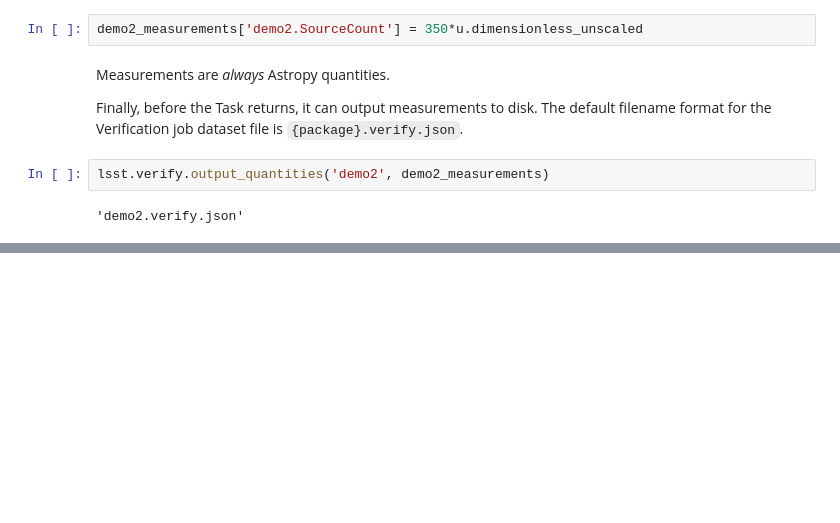
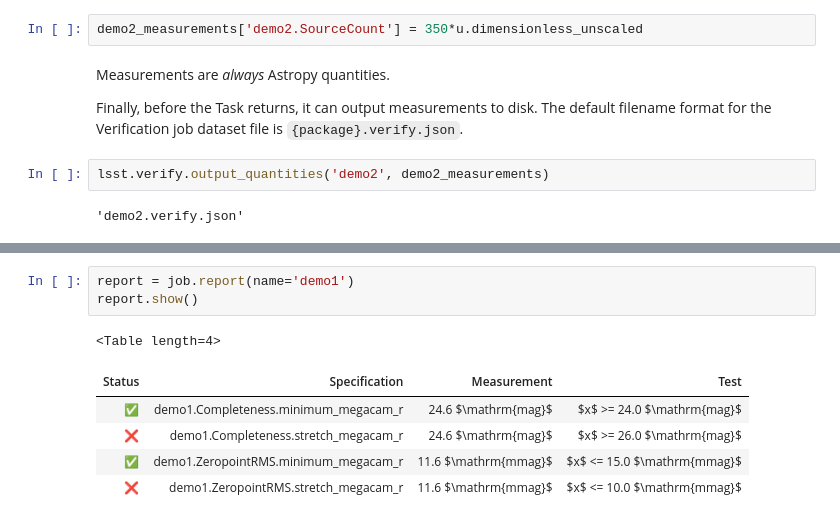
Before and after one commit to lsst-sqre/sqr-019, a Jupyter notebook: index.ipynb, the cells around one changed output, grey strips where cells are left out. Cells and saved outputs as stored; diff of their text form; blank space fills up the shorter version.

```diff
--- a/index.ipynb
+++ b/index.ipynb
@@ -681,0 +721,10 @@ See `dispatch_verify.py` for help.
+# %%
+report = job.report(name='demo1')
+report.show()
+# %% [output]
+<Table length=4>
+| Status | Specification | Measurement | Test |
+| ✅ | demo1.Completeness.minimum_megacam_r | 24.6 $\mathrm{mag}$ | $x$ >= 24.0 $\mathrm{mag}$ |
+| ❌ | demo1.Completeness.stretch_megacam_r | 24.6 $\mathrm{mag}$ | $x$ >= 26.0 $\mathrm{mag}$ |
+| ✅ | demo1.ZeropointRMS.minimum_megacam_r | 11.6 $\mathrm{mmag}$ | $x$ <= 15.0 $\mathrm{mmag}$ |
+| ❌ | demo1.ZeropointRMS.stretch_megacam_r | 11.6 $\mathrm{mmag}$ | $x$ <= 10.0 $\mathrm{mmag}$ |
```
Also changed, not shown: parts of 24 cells of this notebook.
